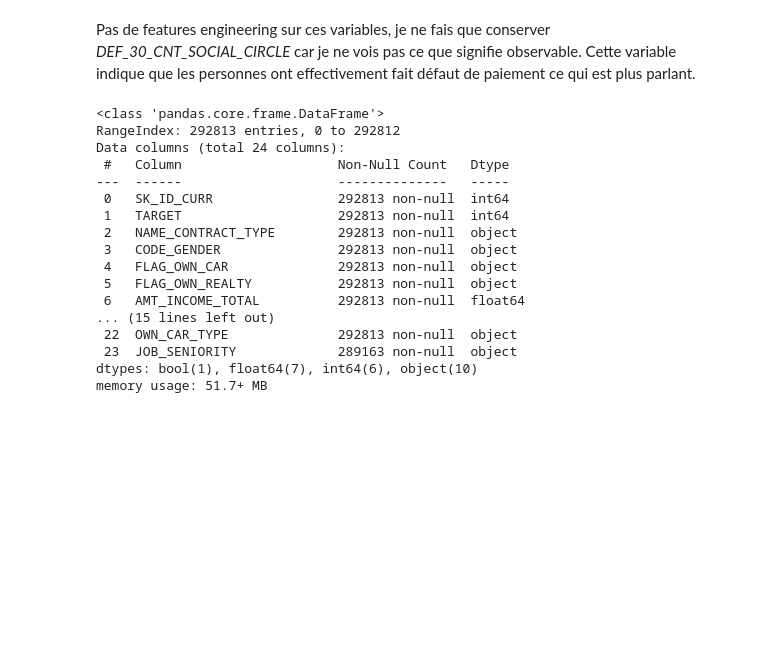
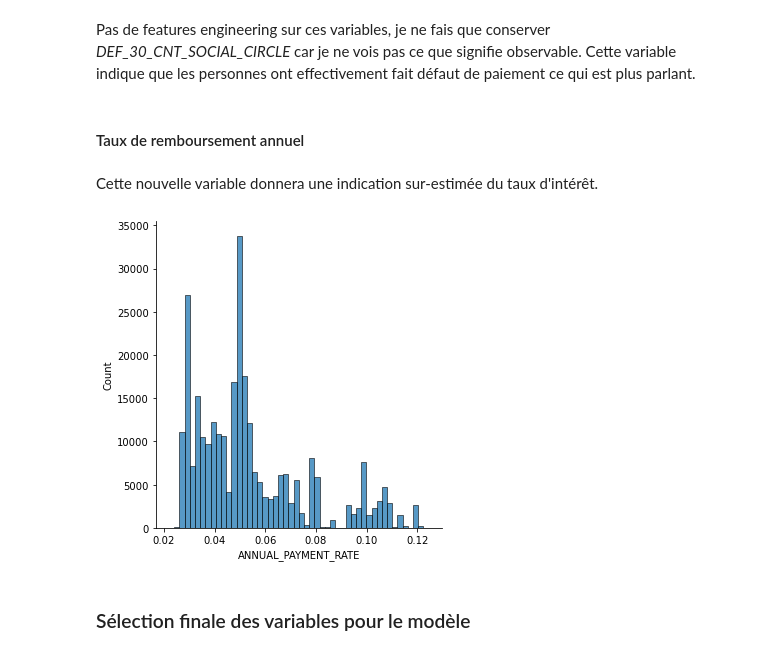
Before and after one commit to sebastienbourgeois/oc-p7-implementer-modele-scoring, a Jupyter notebook: code/modelisation.ipynb, the cells around one changed output. Cells and saved outputs as stored; diff of their text form; code cells hidden in the pictures; blank space fills up the shorter version.

Commit message:
Calcul du taux de remboursement annuel du crédit (features engineering)

```diff
--- a/code/modelisation.ipynb
+++ b/code/modelisation.ipynb
@@ -1226,7 +1226,7 @@ credits.describe()
 variables_suppression_max = ['AMT_INCOME_TOTAL', 'AMT_CREDIT', 'CNT_FAM_MEMBERS', 'OBS_30_CNT_SOCIAL_CIRCLE']
 # %%
 # suppression de 4 clients uniquement
-for variable in variables_suppression_max:_
+for variable in variables_suppression_max:
     index_a_supprimer = credits[credits[variable] == credits[variable].max()].index
     credits.drop(index_a_supprimer, inplace = True)
 # %%
@@ -1408,8 +1383,8 @@ Les clients seront catégorisés de cette manière :
 # %%
 # création nouvelle variable sur l'ancienneté de l'emploi
 masque_sans_activite = credits['EMPLOYMENT_DURATION'] == -1001
-masque_debutants = (credits['CLIENT_AGE'] <= 29) & (credits['EMPLOYMENT_DURATION'] > 0) & (credits['EMPLOYMENT_DURATION'] <= 3)
-masque_nouveau_job = (credits['CLIENT_AGE'] > 30) & (credits['EMPLOYMENT_DURATION'] > 0) & (credits['EMPLOYMENT_DURATION'] <= 3)
+masque_debutants = (credits['CLIENT_AGE'] <= 29) & (credits['EMPLOYMENT_DURATION'] >= 0) & (credits['EMPLOYMENT_DURATION'] <= 3)
+masque_nouveau_job = (credits['CLIENT_AGE'] >= 30) & (credits['EMPLOYMENT_DURATION'] >= 0) & (credits['EMPLOYMENT_DURATION'] <= 3)
 masque_confirmes = (credits['EMPLOYMENT_DURATION'] > 3) & (credits['EMPLOYMENT_DURATION'] <= 10)
 masque_anciens = credits['EMPLOYMENT_DURATION'] > 10
 
@@ -1489,25 +1464,15 @@ memory usage: 53.9+ MB
 #### Sur le nombre de personnes de l'entourage ayant fait défaut
 # %% [markdown]
 Pas de features engineering sur ces variables, je ne fais que conserver *DEF_30_CNT_SOCIAL_CIRCLE* car je ne vois pas ce que signifie observable. Cette variable indique que les personnes ont effectivement fait défaut de paiement ce qui est plus parlant.
-# %%
-credits.drop(columns=['OBS_30_CNT_SOCIAL_CIRCLE'], inplace=True)
-# %%
-credits.info()
-# %% [output]
-<class 'pandas.core.frame.DataFrame'>
-RangeIndex: 292813 entries, 0 to 292812
-Data columns (total 24 columns):
- #   Column                    Non-Null Count   Dtype
----  ------                    --------------   -----
- 0   SK_ID_CURR                292813 non-null  int64
- 1   TARGET                    292813 non-null  int64
- 2   NAME_CONTRACT_TYPE        292813 non-null  object
- 3   CODE_GENDER               292813 non-null  object
- 4   FLAG_OWN_CAR              292813 non-null  object
- 5   FLAG_OWN_REALTY           292813 non-null  object
- 6   AMT_INCOME_TOTAL          292813 non-null  float64
-... (15 lines left out)
- 22  OWN_CAR_TYPE              292813 non-null  object
- 23  JOB_SENIORITY             289163 non-null  object
-dtypes: bool(1), float64(7), int64(6), object(10)
-memory usage: 51.7+ MB
+# %% [markdown]
+#### Taux de remboursement annuel
+# %% [markdown]
+Cette nouvelle variable donnera une indication sur-estimée du taux d'intérêt.
+# %%
+credits['ANNUAL_PAYMENT_RATE'] = credits['AMT_ANNUITY']/credits['AMT_CREDIT']
+# %%
+sns.displot(x='ANNUAL_PAYMENT_RATE', data=credits, bins=50);
+# %% [output]
+[figure, added]
+# %% [markdown]
+### Sélection finale des variables pour le modèle
```
Also changed, not shown: parts of 10 cells of this notebook.
